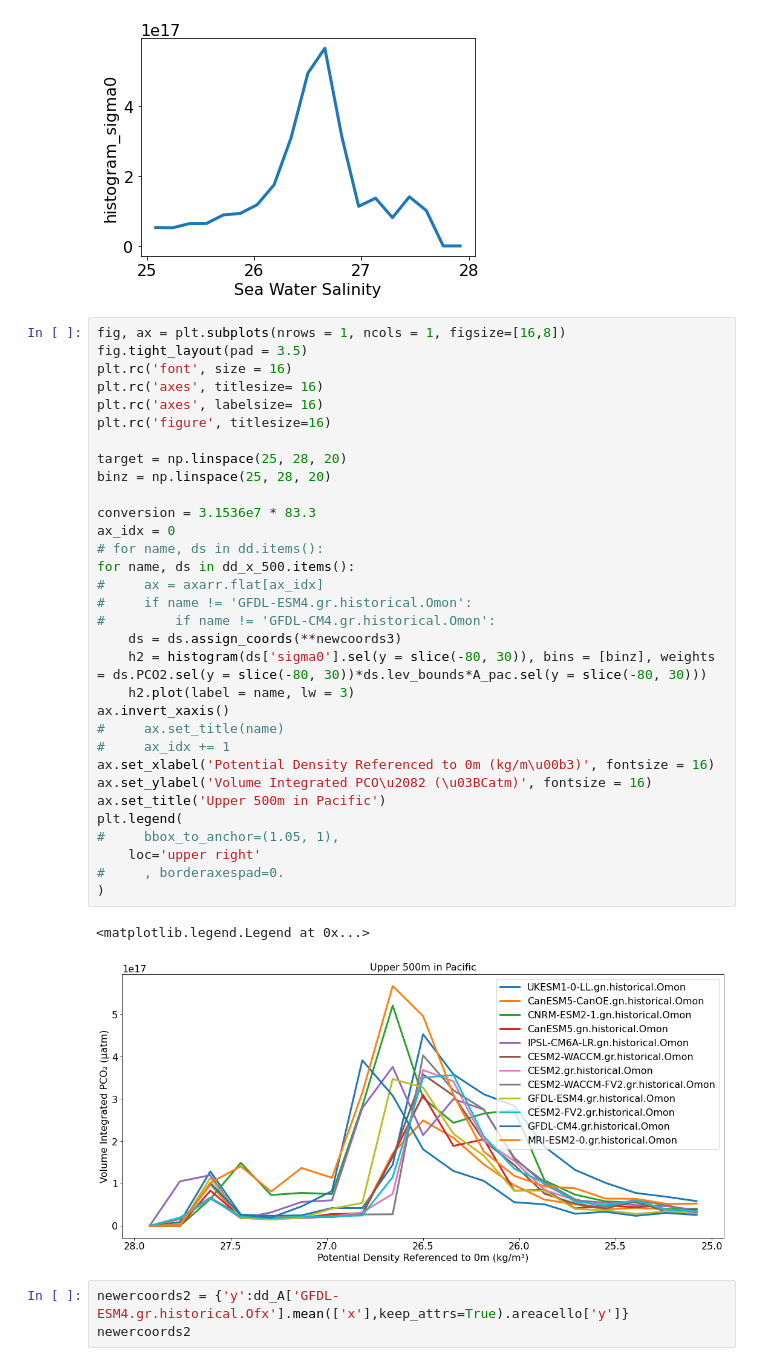
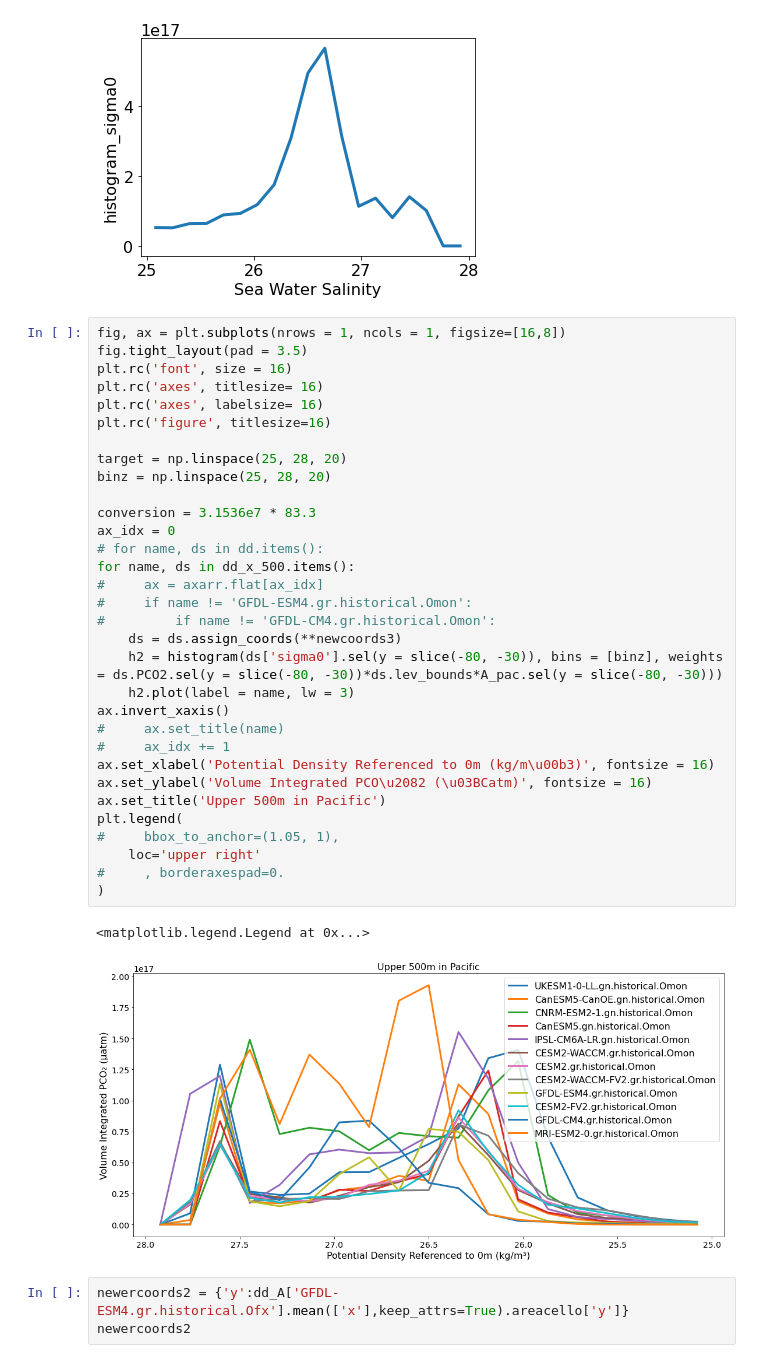
Before and after one commit to gmacgilchrist/seniorthesis, a Jupyter notebook: notebooks/PCO2_hist.ipynb, the cells around one changed output. Saved outputs shown, nothing was run; the diff lists cells and outputs as text.

```diff
--- a/notebooks/PCO2_hist.ipynb
+++ b/notebooks/PCO2_hist.ipynb
@@ -657,35 +574,35 @@ fig.tight_layout(pad = 3.5)
 plt.rc('font', size = 16)
 plt.rc('axes', titlesize= 16)
 plt.rc('axes', labelsize= 16)
 plt.rc('figure', titlesize=16)
 
 target = np.linspace(25, 28, 20)
 binz = np.linspace(25, 28, 20)
 
 conversion = 3.1536e7 * 83.3
 ax_idx = 0
 # for name, ds in dd.items():
 for name, ds in dd_x_500.items():
 #     ax = axarr.flat[ax_idx]
 #     if name != 'GFDL-ESM4.gr.historical.Omon':
 #         if name != 'GFDL-CM4.gr.historical.Omon':
     ds = ds.assign_coords(**newcoords3)
-    h2 = histogram(ds['sigma0'].sel(y = slice(-80, 30)), bins = [binz], weights = ds.PCO2.sel(y = slice(-80, 30))*ds.lev_bounds*A_pac.sel(y = slice(-80, 30)))
+    h2 = histogram(ds['sigma0'].sel(y = slice(-80, -30)), bins = [binz], weights = ds.PCO2.sel(y = slice(-80, -30))*ds.lev_bounds*A_pac.sel(y = slice(-80, -30)))
     h2.plot(label = name, lw = 3)
 ax.invert_xaxis()
 #     ax.set_title(name)
 #     ax_idx += 1
 ax.set_xlabel('Potential Density Referenced to 0m (kg/m\u00b3)', fontsize = 16)
 ax.set_ylabel('Volume Integrated PCO\u2082 (\u03BCatm)', fontsize = 16)
 ax.set_title('Upper 500m in Pacific')
 plt.legend(
 #     bbox_to_anchor=(1.05, 1),
     loc='upper right'
 #     , borderaxespad=0.
 )
 # %% [output]
 <matplotlib.legend.Legend at 0x...>
-[figure, old version]
+[figure, new version]
 # %%
 newercoords2 = {'y':dd_A['GFDL-ESM4.gr.historical.Ofx'].mean(['x'],keep_attrs=True).areacello['y']}
 newercoords2
```
Also changed, not shown: parts of 8 cells of this notebook.
